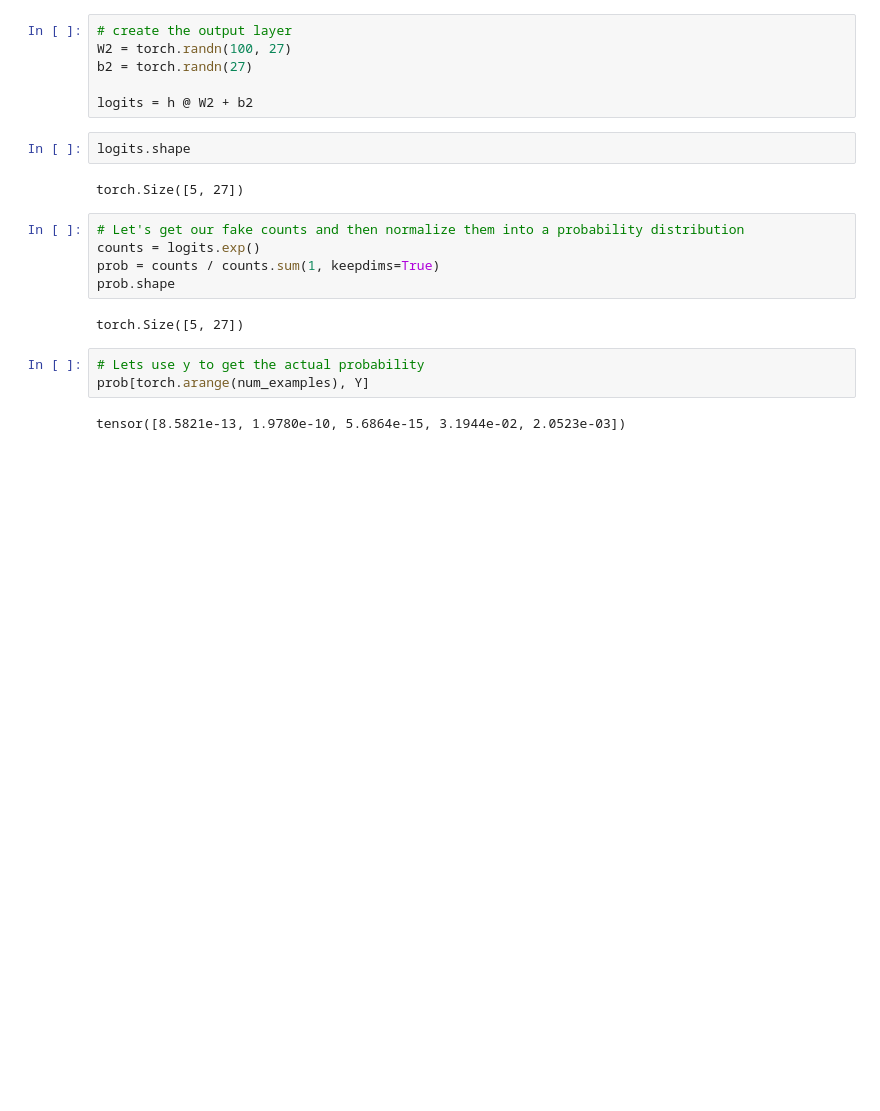
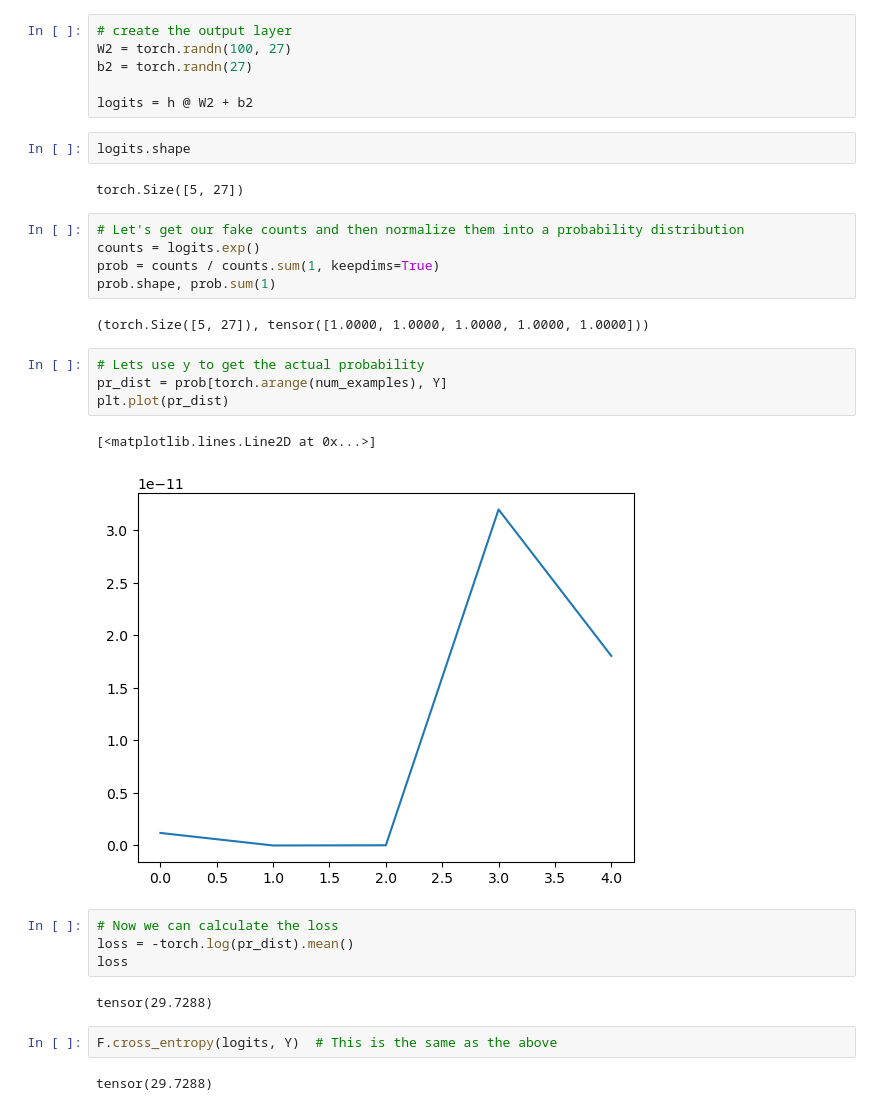
Before and after one commit to osamja/zero-to-hero, a Jupyter notebook: lecture_3_MLP.ipynb, the cells around one changed output. Cells and saved outputs as stored; diff of their text form; blank space fills up the shorter version.

```diff
--- a/lecture_3_MLP.ipynb
+++ b/lecture_3_MLP.ipynb
@@ -110,11 +109,23 @@ torch.Size([5, 27])
 # Let's get our fake counts and then normalize them into a probability distribution
 counts = logits.exp()
 prob = counts / counts.sum(1, keepdims=True)
-prob.shape
+prob.shape, prob.sum(1)
 # %% [output]
-torch.Size([5, 27])
+(torch.Size([5, 27]), tensor([1.0000, 1.0000, 1.0000, 1.0000, 1.0000]))
 # %%
 # Lets use y to get the actual probability
-prob[torch.arange(num_examples), Y]
+pr_dist = prob[torch.arange(num_examples), Y]
+plt.plot(pr_dist)
 # %% [output]
-tensor([8.5821e-13, 1.9780e-10, 5.6864e-15, 3.1944e-02, 2.0523e-03])
+[<matplotlib.lines.Line2D at 0x...>]
+[figure, added]
+# %%
+# Now we can calculate the loss
+loss = -torch.log(pr_dist).mean()
+loss
+# %% [output]
+tensor(29.7288)
+# %%
+F.cross_entropy(logits, Y)  # This is the same as the above
+# %% [output]
+tensor(29.7288)
```
Also changed, not shown: parts of 9 cells of this notebook.
